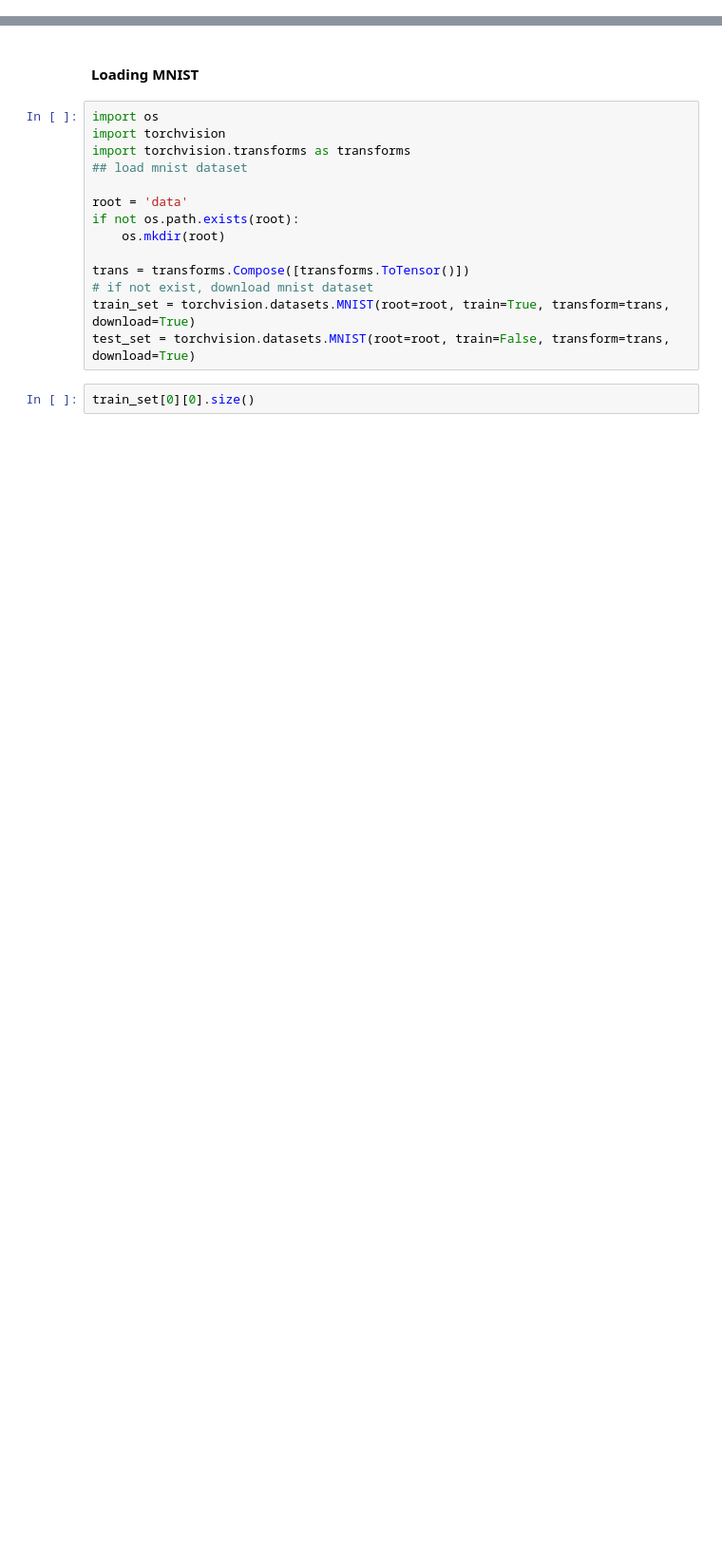
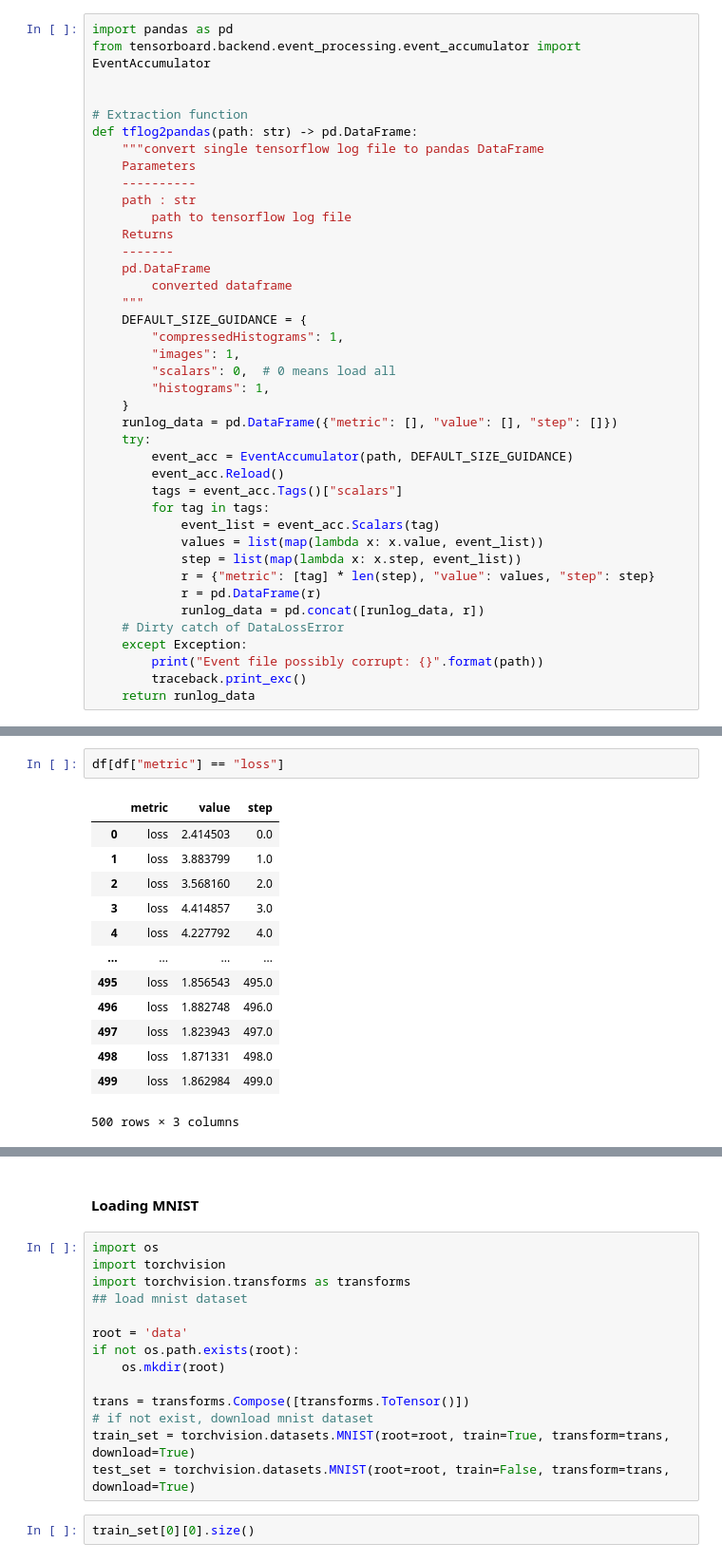
Before and after one commit to shyamsn97/hyper-nn, a Jupyter notebook: notebooks/MNIST.ipynb, the cells around one changed output, grey strips where cells are left out. Shown at 95% size. Drawn from its saved outputs; the diff is of its cells as text; blank space fills up the shorter version.

```diff
--- a/notebooks/MNIST.ipynb
+++ b/notebooks/MNIST.ipynb
@@ -2,0 +7,40 @@
+# %%
+import pandas as pd
+from tensorboard.backend.event_processing.event_accumulator import EventAccumulator
+
+
+# Extraction function
+def tflog2pandas(path: str) -> pd.DataFrame:
+    """convert single tensorflow log file to pandas DataFrame
+    Parameters
+    ----------
+    path : str
+        path to tensorflow log file
+    Returns
+    -------
+    pd.DataFrame
+        converted dataframe
+    """
+    DEFAULT_SIZE_GUIDANCE = {
+        "compressedHistograms": 1,
+        "images": 1,
+        "scalars": 0,  # 0 means load all
+        "histograms": 1,
+    }
+    runlog_data = pd.DataFrame({"metric": [], "value": [], "step": []})
+    try:
+        event_acc = EventAccumulator(path, DEFAULT_SIZE_GUIDANCE)
+        event_acc.Reload()
+        tags = event_acc.Tags()["scalars"]
+        for tag in tags:
+            event_list = event_acc.Scalars(tag)
+            values = list(map(lambda x: x.value, event_list))
+            step = list(map(lambda x: x.step, event_list))
+            r = {"metric": [tag] * len(step), "value": values, "step": step}
+            r = pd.DataFrame(r)
+            runlog_data = pd.concat([runlog_data, r])
+    # Dirty catch of DataLossError
+    except Exception:
+        print("Event file possibly corrupt: {}".format(path))
+        traceback.print_exc()
+    return runlog_data
@@ -2,0 +51,16 @@
+# %%
+df[df["metric"] == "loss"]
+# %% [output]
+|  | metric | value | step |
+| 0 | loss | 2.414503 | 0.0 |
+| 1 | loss | 3.883799 | 1.0 |
+| 2 | loss | 3.568160 | 2.0 |
+| 3 | loss | 4.414857 | 3.0 |
+| 4 | loss | 4.227792 | 4.0 |
+| ... | ... | ... | ... |
+| 495 | loss | 1.856543 | 495.0 |
+| 496 | loss | 1.882748 | 496.0 |
+| 497 | loss | 1.823943 | 497.0 |
+| 498 | loss | 1.871331 | 498.0 |
+| 499 | loss | 1.862984 | 499.0 |
+500 rows × 3 columns
```
Also changed, not shown: parts of 52 cells of this notebook.
